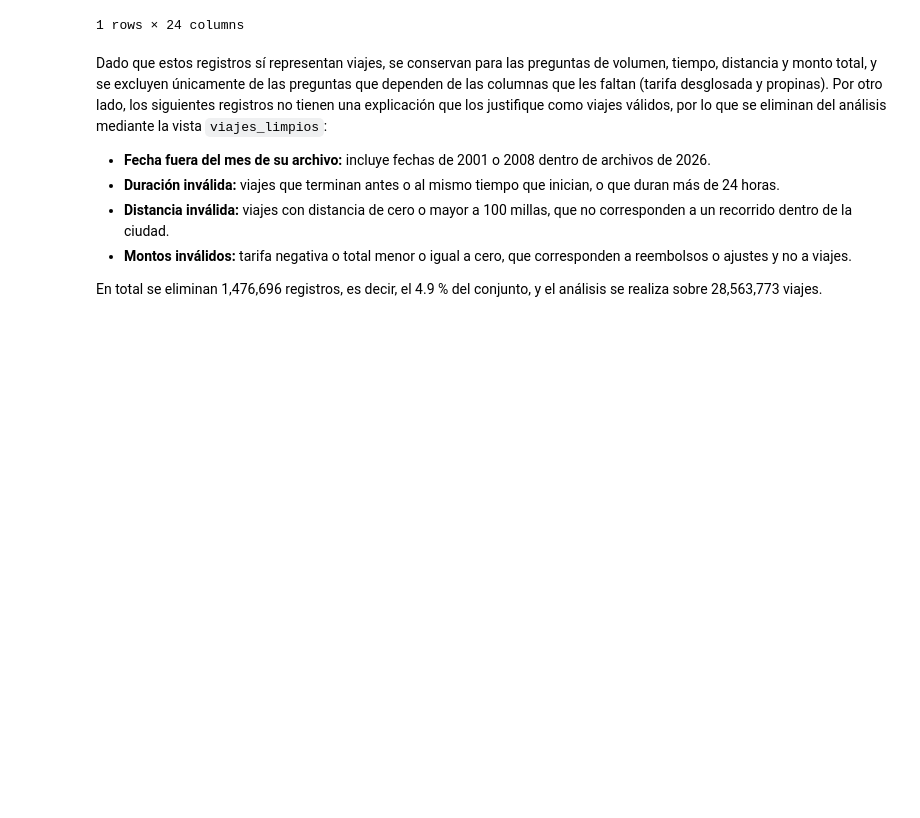
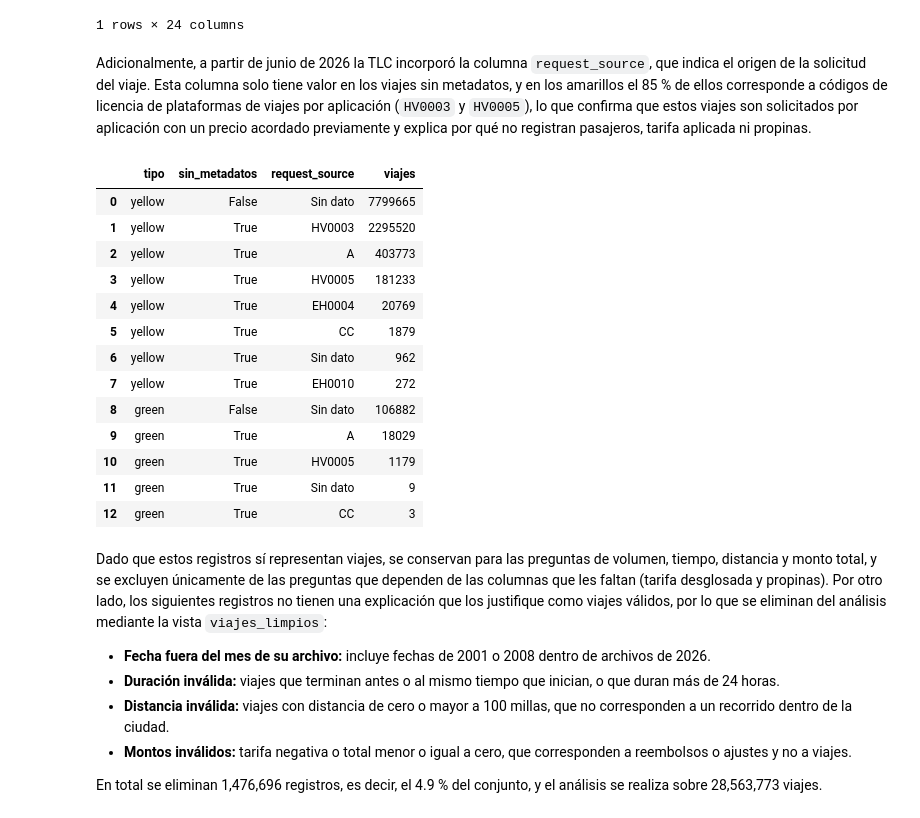
Before and after one commit to Bamo0507/duckdb_lab8, a Jupyter notebook: notebooks/ejercicio_4.ipynb, the cells around one changed output. Drawn from its saved outputs; the diff is of its cells as text; code cells hidden in the pictures; blank space fills up the shorter version.

```diff
--- a/notebooks/ejercicio_4.ipynb
+++ b/notebooks/ejercicio_4.ipynb
@@ -113,6 +114,35 @@ con.sql("""
 | hora | 0 | 1 | 2 | 3 | 4 | 5 | 6 | 7 | 8 | 9 | ... | ... |
 | pct_sin_metadatos | 40.0 | 41.8 | 44.2 | 47.4 | 54.3 | 47.7 | 41.6 | 35.0 | 31.7 | 24.0 | ... | ... |
 1 rows × 24 columns
+# %% [markdown]
+Adicionalmente, a partir de junio de 2026 la TLC incorporó la columna `request_source`, que indica el origen de la solicitud del viaje. Esta columna solo tiene valor en los viajes sin metadatos, y en los amarillos el 85 % de ellos corresponde a códigos de licencia de plataformas de viajes por aplicación (`HV0003` y `HV0005`), lo que confirma que estos viajes son solicitados por aplicación con un precio acordado previamente y explica por qué no registran pasajeros, tarifa aplicada ni propinas.
+# %%
+# Origen de la solicitud (request_source, disponible desde junio de 2026) segun el bloque
+con.sql("""
+    SELECT tipo,
+           sin_metadatos,
+           COALESCE(request_source, 'Sin dato')    AS request_source,
+           COUNT(*)                                AS viajes
+    FROM viajes
+    WHERE mes_archivo >= '2026-06'
+    GROUP BY ALL
+    ORDER BY tipo DESC, sin_metadatos, viajes DESC
+""").df()
+# %% [output]
+|  | tipo | sin_metadatos | request_source | viajes |
+| 0 | yellow | False | Sin dato | 7799665 |
+| 1 | yellow | True | HV0003 | 2295520 |
+| 2 | yellow | True | A | 403773 |
+| 3 | yellow | True | HV0005 | 181233 |
+| 4 | yellow | True | EH0004 | 20769 |
+| 5 | yellow | True | CC | 1879 |
+| 6 | yellow | True | Sin dato | 962 |
+| 7 | yellow | True | EH0010 | 272 |
+| 8 | green | False | Sin dato | 106882 |
+| 9 | green | True | A | 18029 |
+| 10 | green | True | HV0005 | 1179 |
+| 11 | green | True | Sin dato | 9 |
+| 12 | green | True | CC | 3 |
 # %% [markdown]
 Dado que estos registros sí representan viajes, se conservan para las preguntas de volumen, tiempo, distancia y monto total, y se excluyen únicamente de las preguntas que dependen de las columnas que les faltan (tarifa desglosada y propinas). Por otro lado, los siguientes registros no tienen una explicación que los justifique como viajes válidos, por lo que se eliminan del análisis mediante la vista `viajes_limpios`:
 
```
Also changed, not shown: parts of 2 cells of this notebook, 8 other files.
